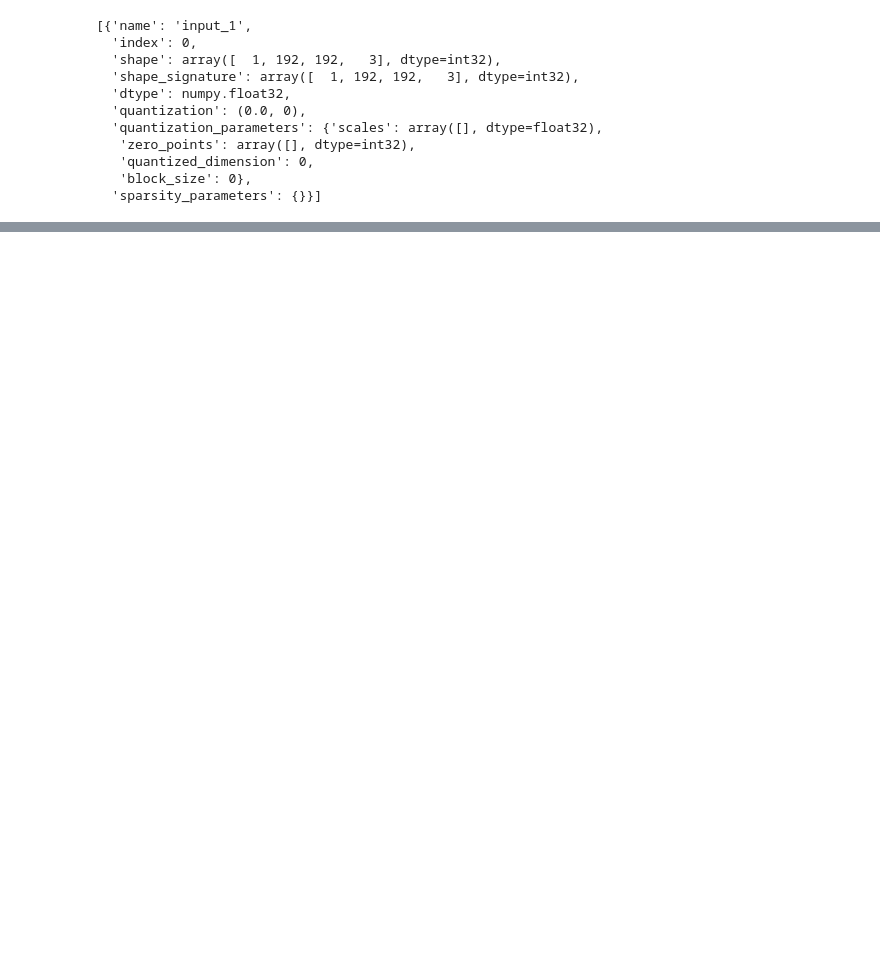
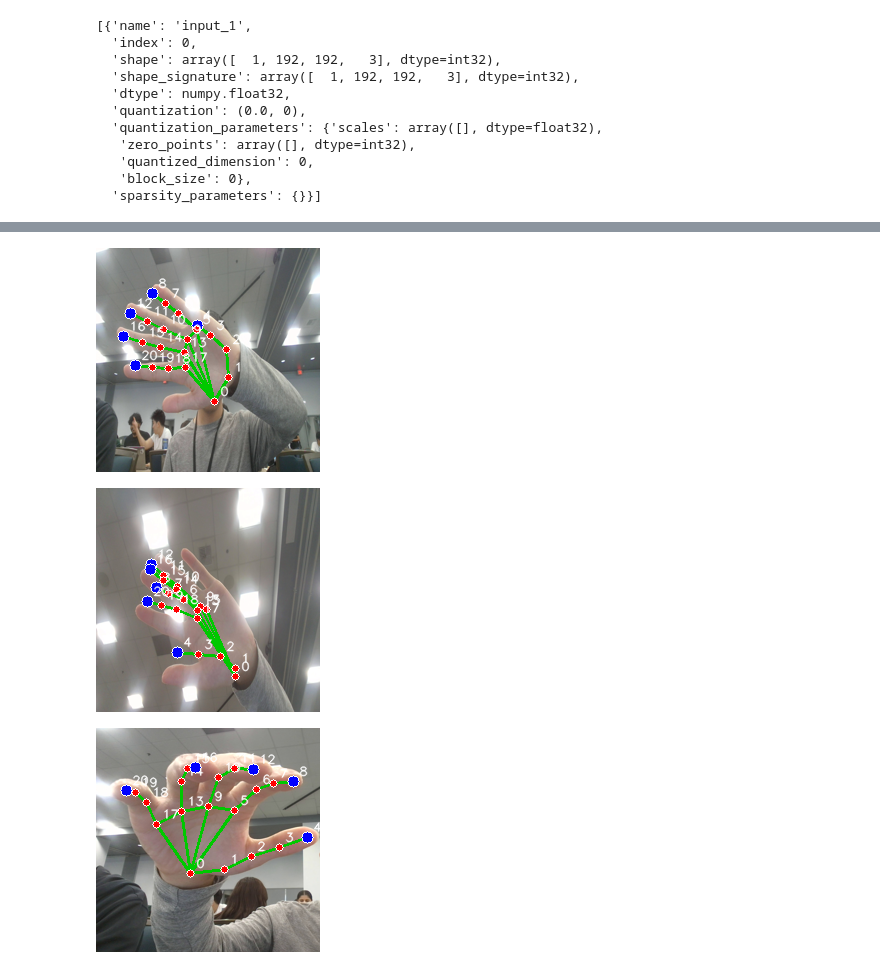
Before and after one commit to Big-Dyl/IrvineHacks2026, a Jupyter notebook: ml/what-is-tflite.ipynb, the cells around one changed output, grey strips where cells are left out. Saved outputs shown, nothing was run; the diff lists cells and outputs as text; code cells hidden in the pictures; blank space fills up the shorter version.

```diff
--- a/ml/what-is-tflite.ipynb
+++ b/ml/what-is-tflite.ipynb
@@ -237,0 +203,7 @@ raw[:4]=array([-1.3062286,  2.1518548, 62.524914 , 62.530823 ], dtype=float32)
+# %%
+interpreter_landmark = Interpreter(model_path="hand_landmark_full.tflite")
+interpreter_landmark.allocate_tensors()
+
+# Get input and output details
+input_details_landmark = interpreter_landmark.get_input_details()
+output_details_landmark = interpreter_landmark.get_output_details()
@@ -237,0 +322,32 @@ raw[:4]=array([-1.3062286,  2.1518548, 62.524914 , 62.530823 ], dtype=float32)
+# %%
+def landmark(image):
+    from PIL import Image
+    import numpy as np
+    image_np = np.array(image, dtype=np.uint8)
+    input_data = image_np.astype(np.float32) / 255.0
+
+    input_data = np.expand_dims(input_data, axis=0)
+    interpreter_landmark.set_tensor(input_details_landmark[0]['index'], input_data)
+    interpreter_landmark.invoke()
+
+    landmarks = interpreter_landmark.get_tensor(output_details_landmark[0]['index'])[0]
+    hand_prescence = interpreter_landmark.get_tensor(output_details_landmark[1]['index'])
+    handedness = interpreter_landmark.get_tensor(output_details_landmark[2]['index'])
+    world_landmarks = interpreter_landmark.get_tensor(output_details_landmark[3]['index'])
+
+    vis = draw_landmarks(image_np, parse_landmarks(landmarks), True)
+    display(Image.fromarray(vis))
+
+def landmark_display(path):
+    from PIL import Image
+
+    image = Image.open(path).resize((224, 224))
+    _ = landmark(image)
+# %%
+landmark_display("IMG_1772308005.jpg")
+landmark_display("IMG_20260228_100522.jpg")
+landmark_display("IMG_1772308279_HDR+.jpg")
+# %% [output]
+[figure, added]
+[figure, added]
+[figure, added]
```
Also changed, not shown: parts of 9 cells of this notebook, 6 other files.
